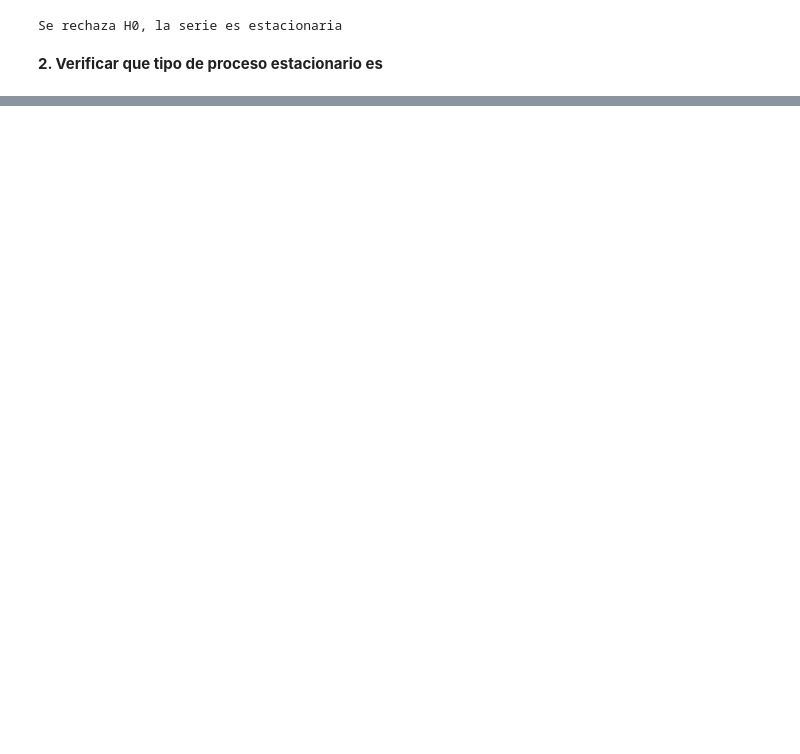
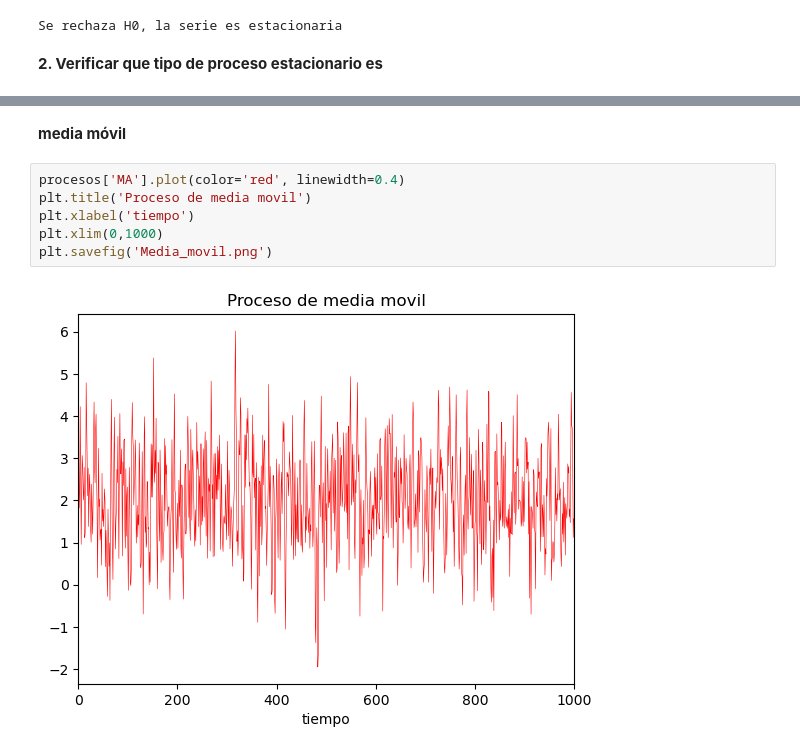
Before and after one commit to EdwinHdz360/EstadisticaAplicada_EJHR_2034175, a Jupyter notebook: 16vaSesion_EJHR_2034175_24Abr.ipynb, the cells around one changed output, grey strips where cells are left out. Cells and saved outputs as stored; diff of their text form; blank space fills up the shorter version.

```diff
--- a/16vaSesion_EJHR_2034175_24Abr.ipynb
+++ b/16vaSesion_EJHR_2034175_24Abr.ipynb
@@ -63,0 +109,10 @@ plt.show()
+# %% [markdown]
+**media móvil**
+# %%
+procesos['MA'].plot(color='red', linewidth=0.4)
+plt.title('Proceso de media movil')
+plt.xlabel('tiempo')
+plt.xlim(0,1000)
+plt.savefig('Media_movil.png')
+# %% [output]
+[figure, added]
```
Also changed, not shown: parts of 16 cells of this notebook.
